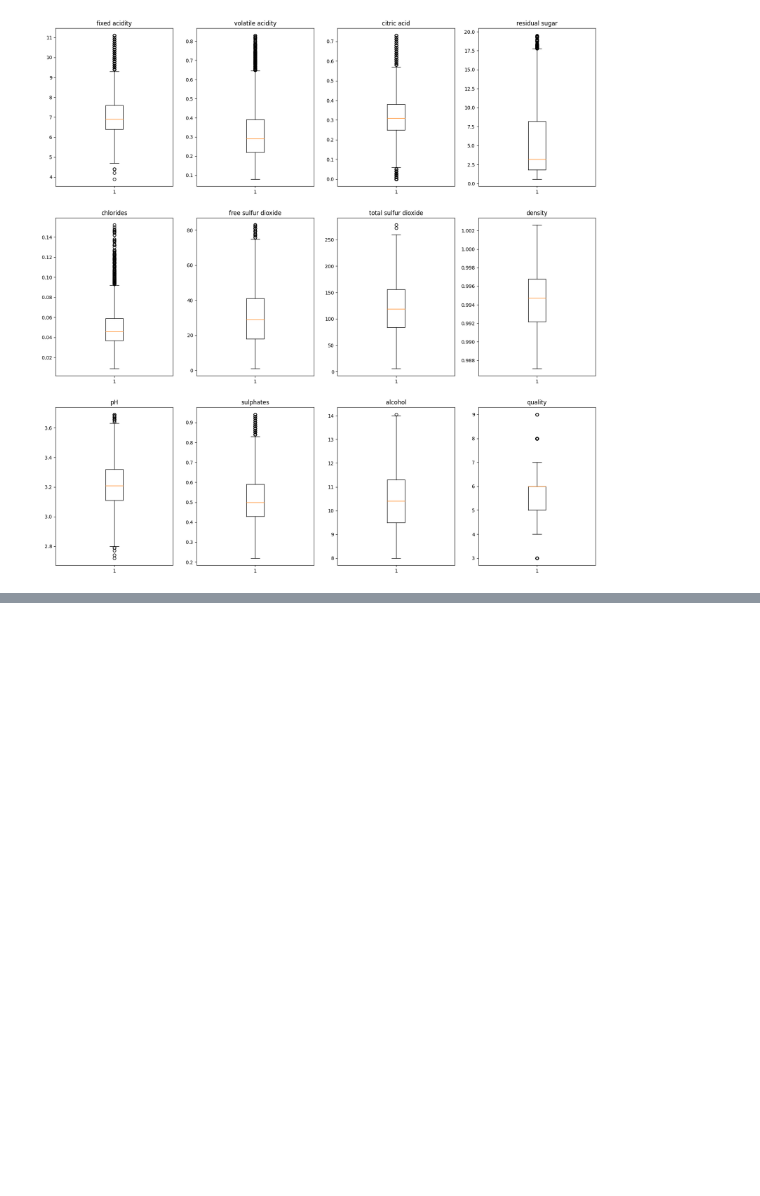
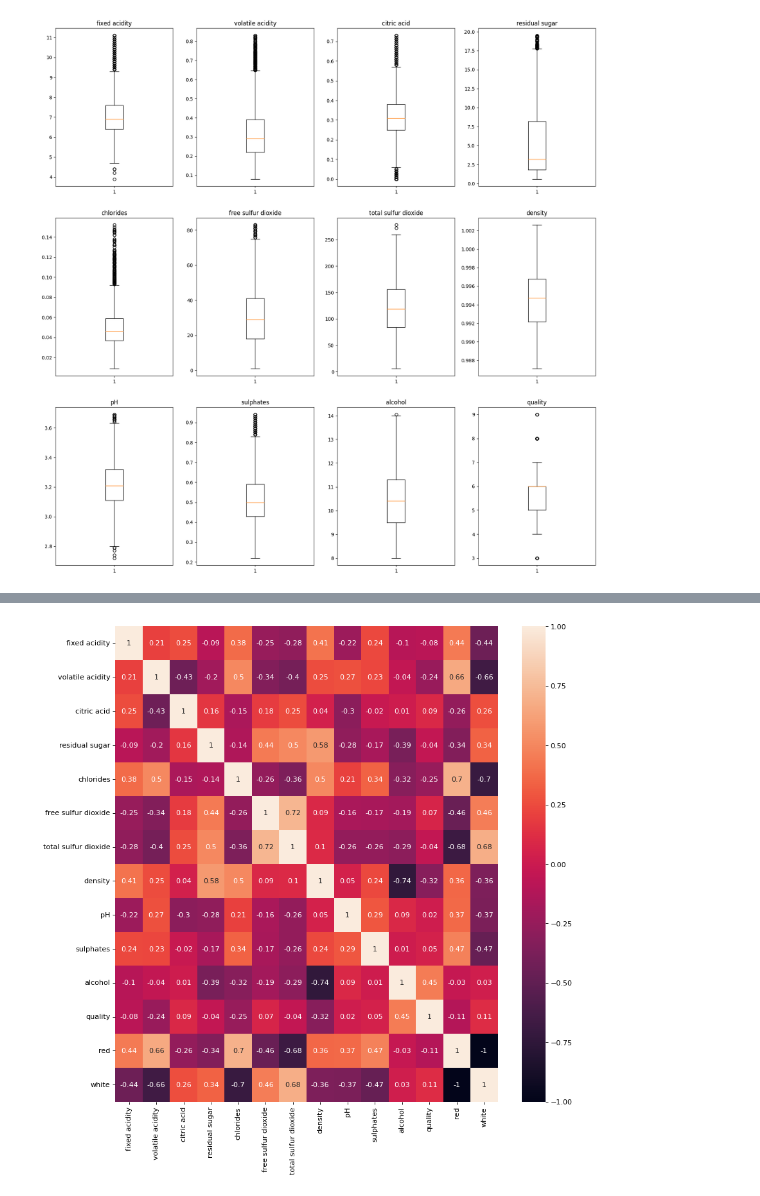
Before and after one commit to mjochen/CloudAI, a Jupyter notebook: Exercises/3.1 - Wine quality.ipynb, the cells around one changed output, grey strips where cells are left out. Drawn from its saved outputs; the diff is of its cells as text; code cells hidden in the pictures; blank space fills up the shorter version.

```diff
--- a/Exercises/3.1 - Wine quality.ipynb
+++ b/Exercises/3.1 - Wine quality.ipynb
@@ -290,0 +297,18 @@ Next up is scaling. Alcohol is between 14 and 8, which is higher than sulphates
+# %%
+import seaborn as sns
+from matplotlib.pyplot import figure
+
+figure(figsize=(12, 12), dpi=80)
+
+matrix = wine.corr(
+    method = 'pearson',  # The method of correlation
+    min_periods = 1      # Min number of observations required
+).round(decimals=2)
+
+
+sns.heatmap(matrix, annot=True)
+plt.show()
+
+# print(matrix)
+# %% [output]
+[figure, added]
```
Also changed, not shown: parts of 1 cell of this notebook, 25 other files.
